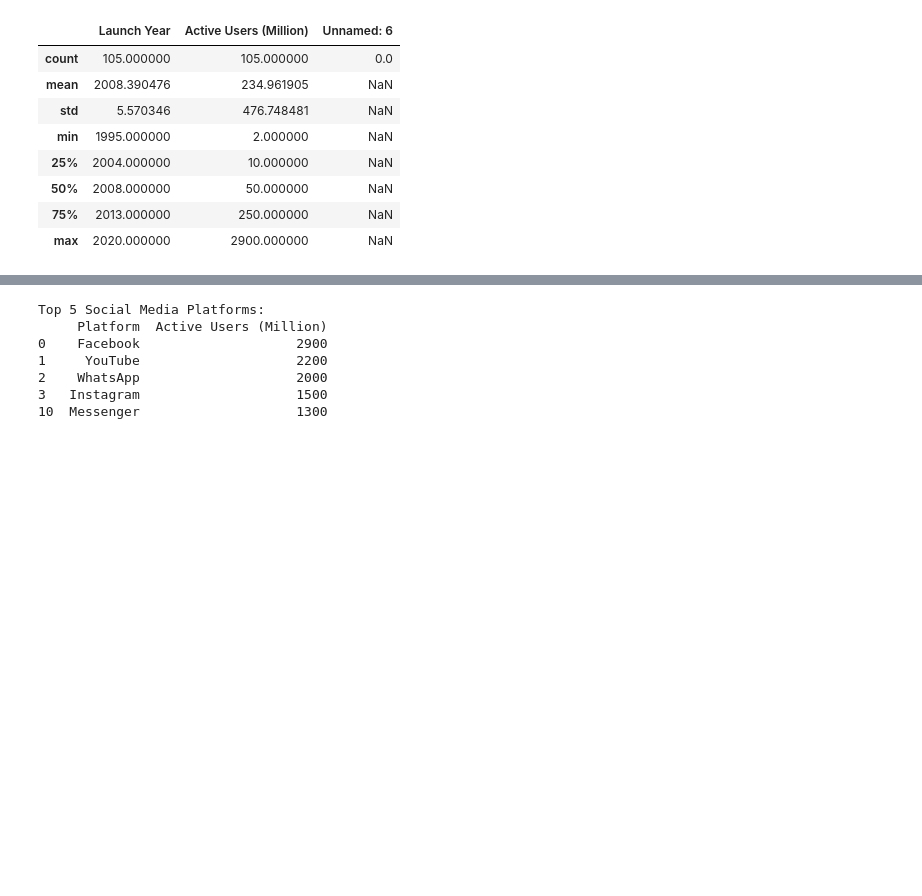
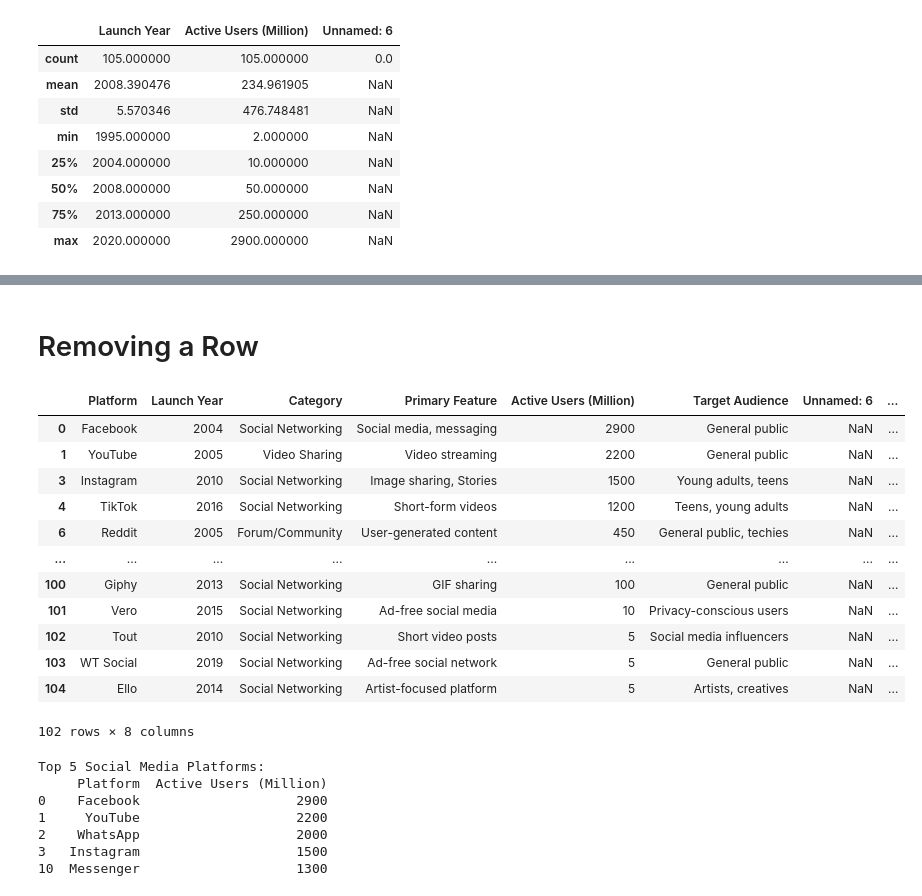
Before and after one commit to Najia1809/BSAI-1B, a Jupyter notebook: data_preprocessing.ipynb, the cells around one changed output, grey strips where cells are left out. Saved outputs shown, nothing was run; the diff lists cells and outputs as text; code cells hidden in the pictures; blank space fills up the shorter version.

```diff
--- a/data_preprocessing.ipynb
+++ b/data_preprocessing.ipynb
@@ -104,3 +199,22 @@ df.describe()
+# %% [markdown]
+# Removing a Row
+# %%
+df.drop(2,inplace=True) # it removed my 0,50,51 and 53 index
+df
+# %% [output]
+|  | Platform | Launch Year | Category | Primary Feature | Active Users (Million) | Target Audience | Unnamed: 6 | ... |
+| 0 | Facebook | 2004 | Social Networking | Social media, messaging | 2900 | General public | NaN | ... |
+| 1 | YouTube | 2005 | Video Sharing | Video streaming | 2200 | General public | NaN | ... |
+| 3 | Instagram | 2010 | Social Networking | Image sharing, Stories | 1500 | Young adults, teens | NaN | ... |
+| 4 | TikTok | 2016 | Social Networking | Short-form videos | 1200 | Teens, young adults | NaN | ... |
+| 6 | Reddit | 2005 | Forum/Community | User-generated content | 450 | General public, techies | NaN | ... |
+| ... | ... | ... | ... | ... | ... | ... | ... | ... |
+| 100 | Giphy | 2013 | Social Networking | GIF sharing | 100 | General public | NaN | ... |
+| 101 | Vero | 2015 | Social Networking | Ad-free social media | 10 | Privacy-conscious users | NaN | ... |
+| 102 | Tout | 2010 | Social Networking | Short video posts | 5 | Social media influencers | NaN | ... |
+| 103 | WT Social | 2019 | Social Networking | Ad-free social network | 5 | General public | NaN | ... |
+| 104 | Ello | 2014 | Social Networking | Artist-focused platform | 5 | Artists, creatives | NaN | ... |
+102 rows × 8 columns
 # %%
 top_platforms = df.sort_values(by='Active Users (Million)', ascending=False)
 print("Top 5 Social Media Platforms:")
```
Also changed, not shown: parts of 16 cells of this notebook.
